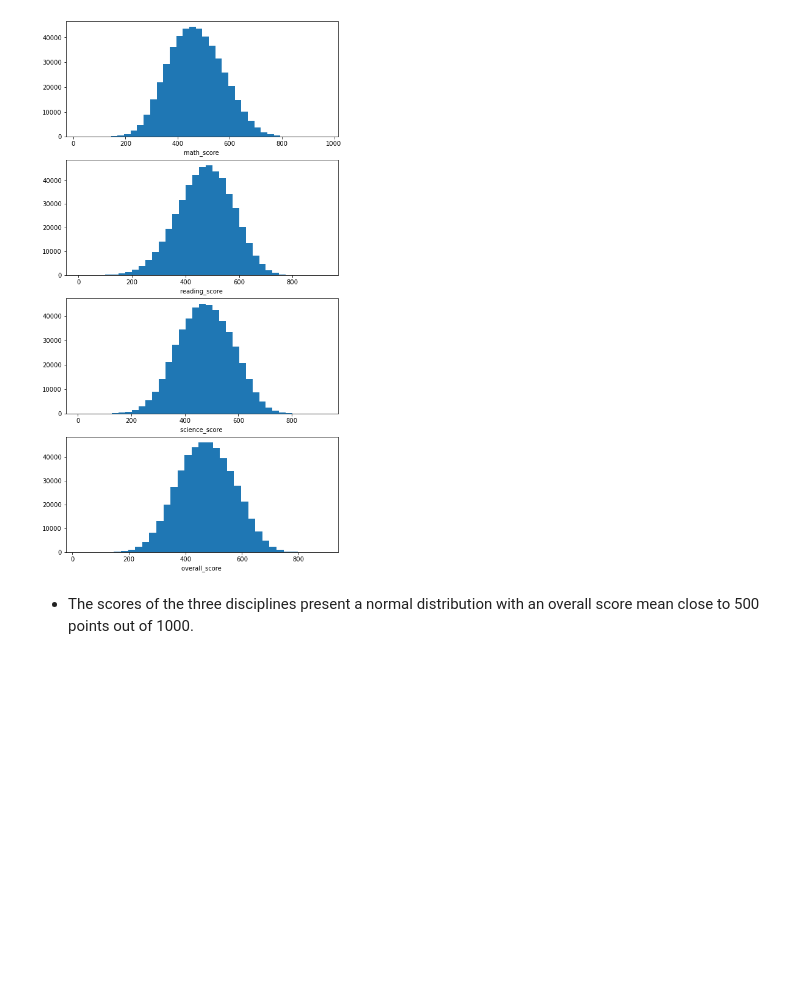
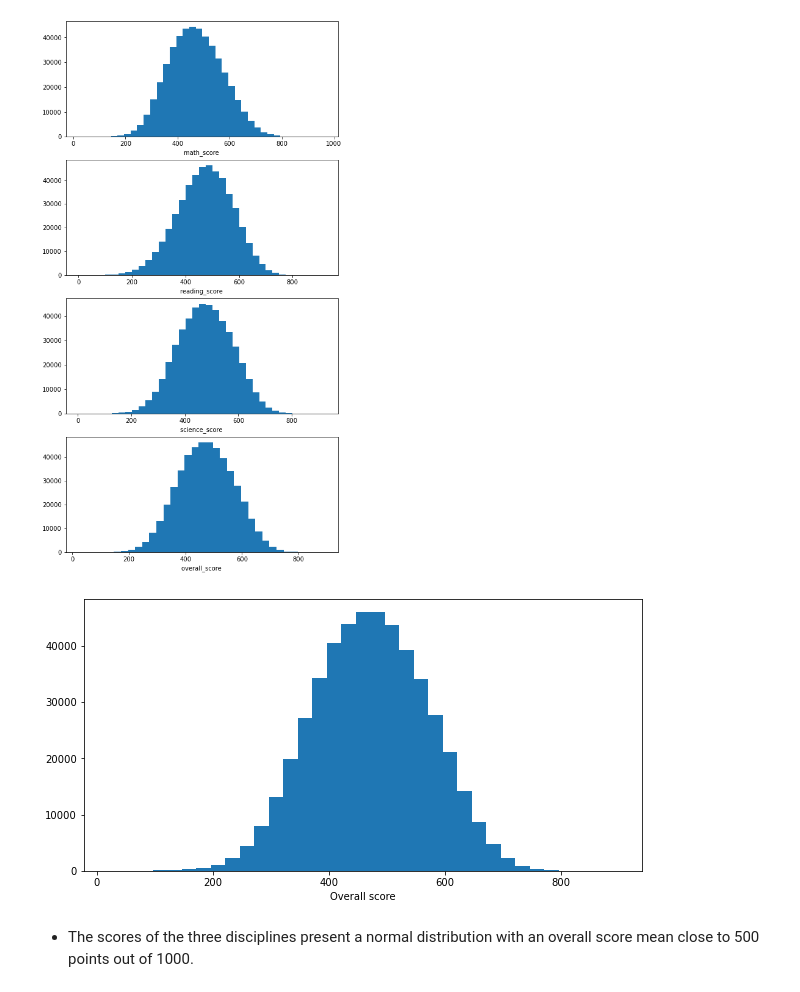
Before and after one commit to rubenvf/Comunicate-PISA-Findings, a Jupyter notebook: pisa_exploration.ipynb, the cells around one changed output. Saved outputs shown, nothing was run; the diff lists cells and outputs as text; code cells hidden in the pictures; blank space fills up the shorter version.

```diff
--- a/pisa_exploration.ipynb
+++ b/pisa_exploration.ipynb
@@ -122,6 +124,15 @@ for i in range(len(variables)):
 plt.show()
 # %% [output]
 [figure]
+# %%
+plt.figure(figsize = [10, 5])
+bin_size = 25
+bins = np.arange(min(df['overall_score']), max(df['overall_score'])+bin_size, bin_size)
+plt.hist(data = df, x = 'overall_score', bins = bins)
+plt.xlabel('Overall score')
+plt.show()
+# %% [output]
+[figure, added]
 # %% [markdown]
 - The scores of the three disciplines present a normal distribution with an overall score mean close to 500 points out of 1000.
 # %% [markdown]
```
Also changed, not shown: parts of 12 cells of this notebook.
